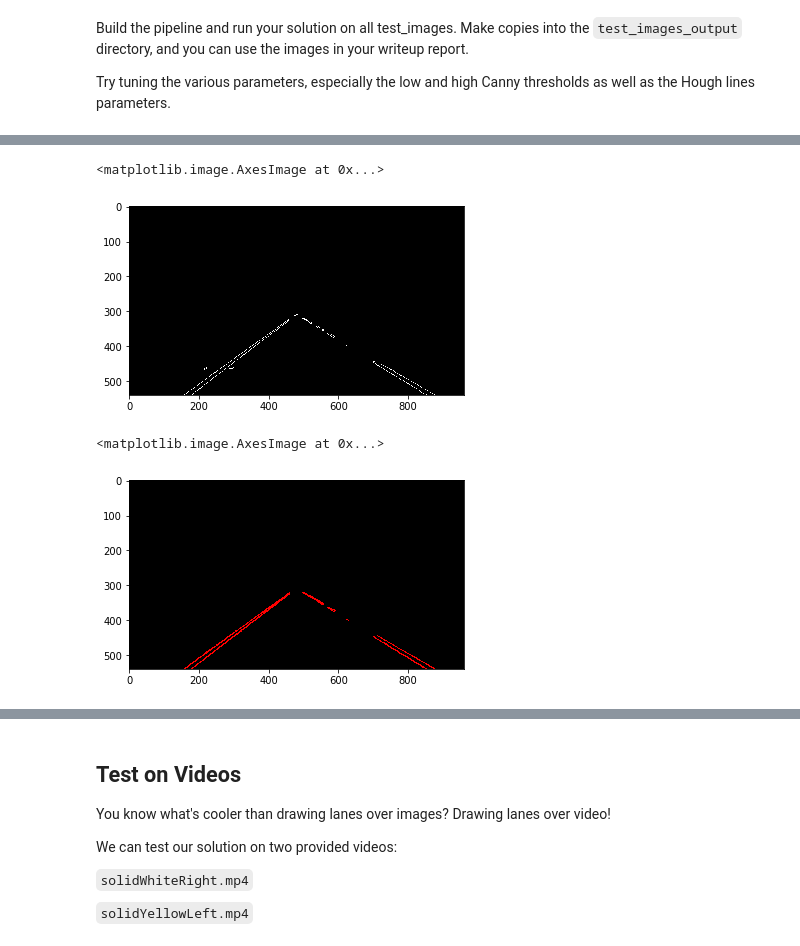
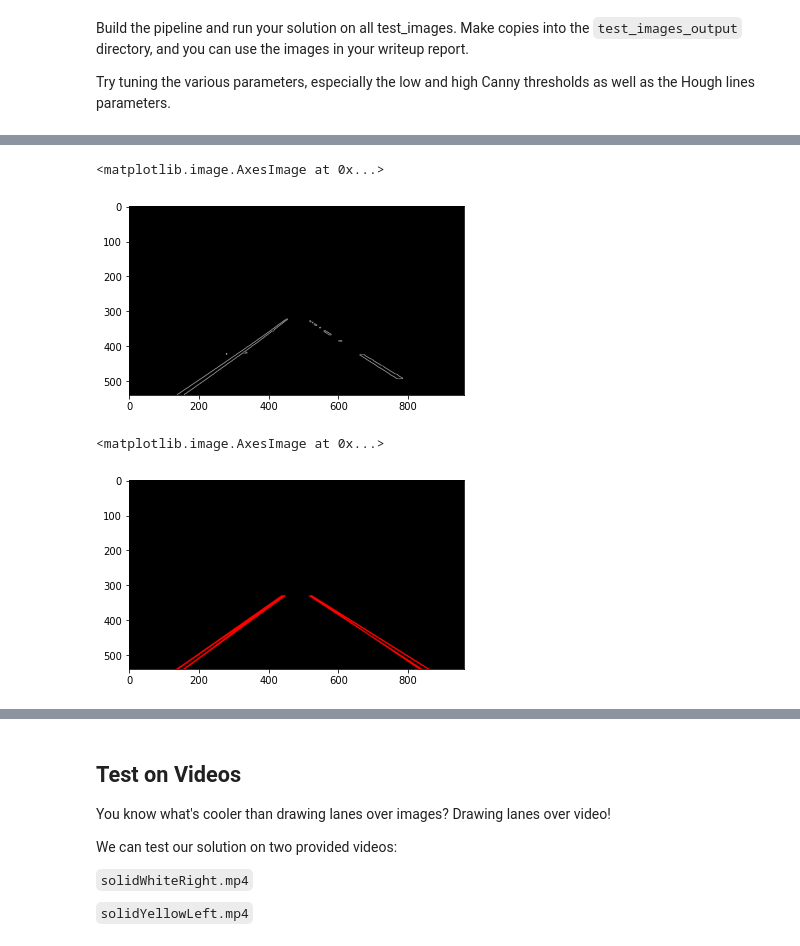
Before and after one commit to XiaojianTang/CarND-LaneLines-P1, a Jupyter notebook: P1.ipynb, the cells around one changed output, grey strips where cells are left out. Saved outputs shown, nothing was run; the diff lists cells and outputs as text; code cells hidden in the pictures.

Commit message:
Adjust parameters of Canny and HoughLineP functions

```diff
--- a/P1.ipynb
+++ b/P1.ipynb
@@ -276,33 +277,33 @@ plt.imshow(region_selction,cmap="gray")
 # %%
 #Step 4. Canny edge detection
 canny_edges = np.copy(region_selction)
 
 canny_edges = gaussian_blur(canny_edges,3)
 
-low_threshold = 20
-high_threshold = 130
+low_threshold = 50
+high_threshold = 150
 
 canny_edges = cv2.Canny(canny_edges,low_threshold,high_threshold)
 
 plt.imshow(canny_edges,cmap = "gray")
 # %% [output]
 <matplotlib.image.AxesImage at 0x...>
-[figure, old version]
+[figure, new version]
 # %%
 #Step 5. Hough Transform
 lines_img = np.copy(canny_edges)
 
-rho = 1
+rho = 2
 theta = np.pi/180
-threshold = 20
-min_line_len = 3
-max_line_gap = 10
+threshold = 50
+min_line_len = 100
+max_line_gap = 160
 
 lines_img = hough_lines(lines_img, rho, theta, threshold, min_line_len, max_line_gap)
 plt.imshow(lines_img)
 # %% [output]
 <matplotlib.image.AxesImage at 0x...>
-[figure, old version]
+[figure, new version]
 # %%
 img_with_lines = weighted_img(img = lines_img, initial_img = img)
 plt.imshow(img_with_lines)
```
Also changed, not shown: parts of 12 cells of this notebook.
